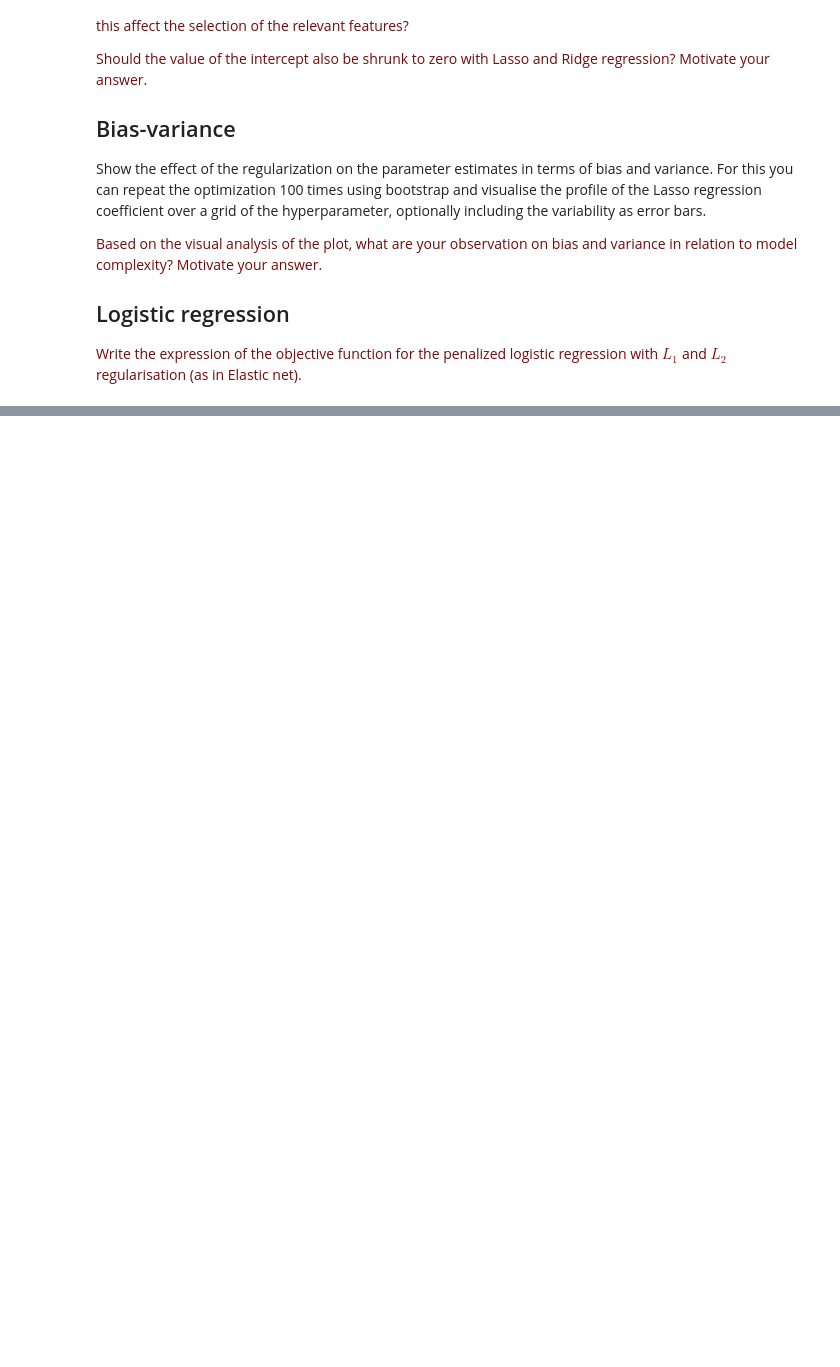
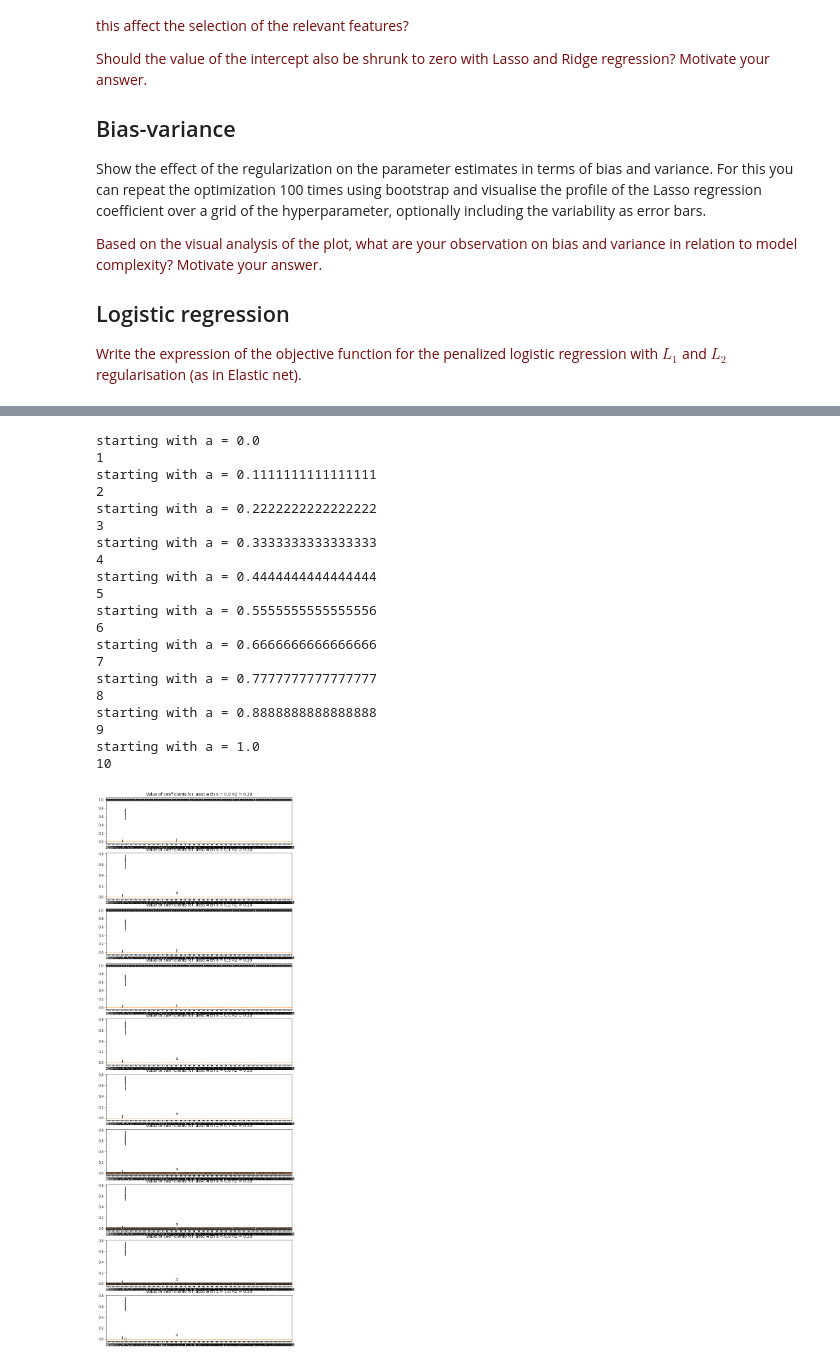
Before and after one commit to Pacmega/8dm50-machine-learning, a Jupyter notebook: practicals/week_3.ipynb, the cells around one changed output, grey strips where cells are left out. Drawn from its saved outputs; the diff is of its cells as text; code cells hidden in the pictures; blank space fills up the shorter version.

```diff
--- a/practicals/week_3.ipynb
+++ b/practicals/week_3.ipynb
@@ -394,0 +422,78 @@ Text(0, 0.5, 'Mean test score')
+# %%
+gene_expression = pd.read_csv("./data/RNA_expression_curated.csv", sep=',', header=0, index_col=0)
+drug_response = pd.read_csv("./data/drug_response_curated.csv", sep=',', header=0, index_col=0)
+
+gene_expression = gene_expression.to_numpy()
+drug_response = drug_response.to_numpy()
+
+gene_train, gene_test, drug_train, drug_test = train_test_split(gene_expression, drug_response,
+                                                                train_size = 0.8, random_state = 40)
+
+pipeline = Pipeline([('scaler', StandardScaler()),
+                    ('lasso', Lasso())])
+
+alpha = np.linspace(0,1, num = 10)
+# %%
+n_splits = 5
+plotNumber = 0
+
+
+Kfold = KFold(n_splits=n_splits)
+results = []
+
+fig, axes = plt.subplots(np.shape(alpha)[0], figsize = (10,30))
+
+for a in alpha:
+    print("starting with a = " + str(a))
+    split = Kfold.split(gene_train)
+    coefficient = []
+    score = []
+    coefficientList = np.empty(238)
+    scoreList = []
+
+    for train_indices, validation_indices in split:
+        X_train, X_val = gene_train[train_indices], gene_train[validation_indices]
+        y_train, y_val = drug_train[train_indices], drug_train[validation_indices]
+
+        params = {'lasso__alpha': a}
+
+        model = pipeline.fit(X_train, y_train)
+
+        lasso = model.named_steps['lasso']
+
+        coefficient = lasso.coef_
+        coefficientList = np.vstack([coefficientList, [coefficient]])
+        score = model.score(X_val, y_val)
+        scoreList.append(score)
+
+    ax = axes[plotNumber]
+    axes[plotNumber].boxplot(coefficientList)
+    axes[plotNumber].set_title(f"Value of coefficients for lasso with a = {a:.1f} R2 = {np.mean(scoreList):.2f}")
+
+    plotNumber = plotNumber + 1
+    [print(plotNumber)]
+
+
+    results.append([scoreList,coefficientList])
+# %% [output]
+starting with a = 0.0
+1
+starting with a = 0.1111111111111111
+2
+starting with a = 0.2222222222222222
+3
+starting with a = 0.3333333333333333
+4
+starting with a = 0.4444444444444444
+5
+starting with a = 0.5555555555555556
+6
+starting with a = 0.6666666666666666
+7
+starting with a = 0.7777777777777777
+8
+starting with a = 0.8888888888888888
+9
+starting with a = 1.0
+10
+[figure, added]
```
Also changed, not shown: parts of 10 cells of this notebook.
